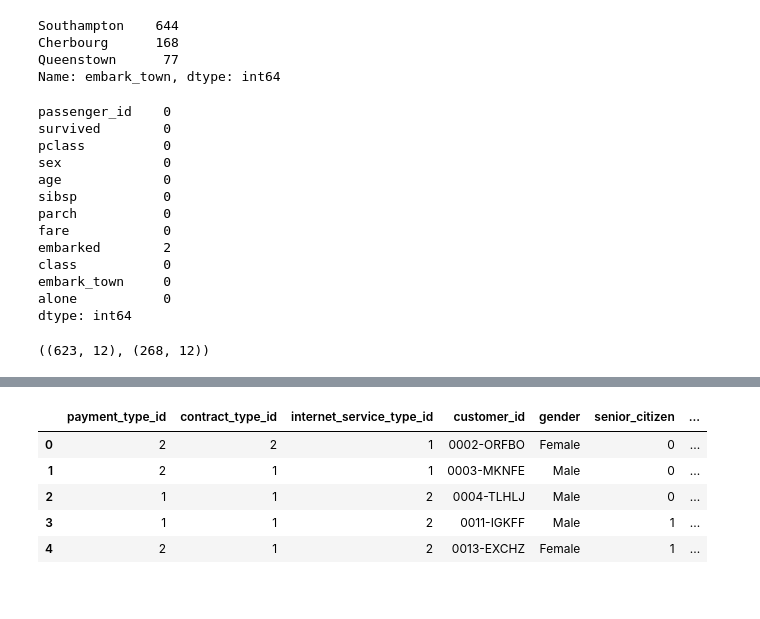
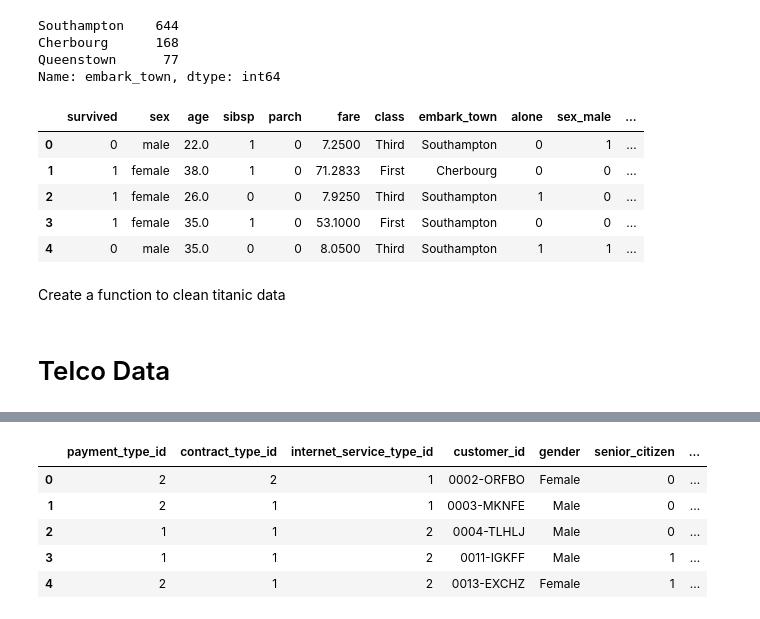
Before and after one commit to Kayfj41901/classification_exercises, a Jupyter notebook: classification_exercises.ipynb, the cells around one changed output, grey strips where cells are left out. Cells and saved outputs as stored; diff of their text form; code cells hidden in the pictures.

```diff
--- a/classification_exercises.ipynb
+++ b/classification_exercises.ipynb
@@ -192,19 +245,3 @@ titanic_df['embark_town'] = titanic_df.embark_town.fillna(value="Southampton")
 # %%
 #fill with zeroes
 titanic_df['age'] = titanic_df.age.fillna(0)
-# %%
-titanic_df.isnull().sum()
-# %% [output]
-passenger_id    0
-survived        0
-pclass          0
-sex             0
-age             0
-sibsp           0
-parch           0
-fare            0
-embarked        2
-class           0
-embark_town     0
-alone           0
-dtype: int64
@@ -214,4 +248,14 @@ train, test = train_test_split(titanic_df, train_size=0.7, random_state=1349, st
-# %%
-train.shape, test.shape
-# %% [output]
-((623, 12), (268, 12))
+# %%
+#Encode categorical columns
+dummy_df = pd.get_dummies(titanic_df[['sex', 'embark_town']], dummy_na = False, drop_first = [True, True])
+titanic_df = pd.concat([titanic_df, dummy_df], axis = 1)
+titanic_df.head()
+# %% [output]
+|  | survived | sex | age | sibsp | parch | fare | class | embark_town | alone | sex_male | ... |
+| 0 | 0 | male | 22.0 | 1 | 0 | 7.2500 | Third | Southampton | 0 | 1 | ... |
+| 1 | 1 | female | 38.0 | 1 | 0 | 71.2833 | First | Cherbourg | 0 | 0 | ... |
+| 2 | 1 | female | 26.0 | 0 | 0 | 7.9250 | Third | Southampton | 1 | 0 | ... |
+| 3 | 1 | female | 35.0 | 1 | 0 | 53.1000 | First | Southampton | 0 | 0 | ... |
+| 4 | 0 | male | 35.0 | 0 | 0 | 8.0500 | Third | Southampton | 1 | 1 | ... |
+# %% [markdown]
+Create a function to clean titanic data
@@ -218,3 +272,5 @@ train.shape, test.shape
+# %% [markdown]
+# Telco Data
 # %%
 telco_df = acquire.get_telco_data()
 # %% [output]
```
Also changed, not shown: parts of 53 cells of this notebook, 7 other files.
